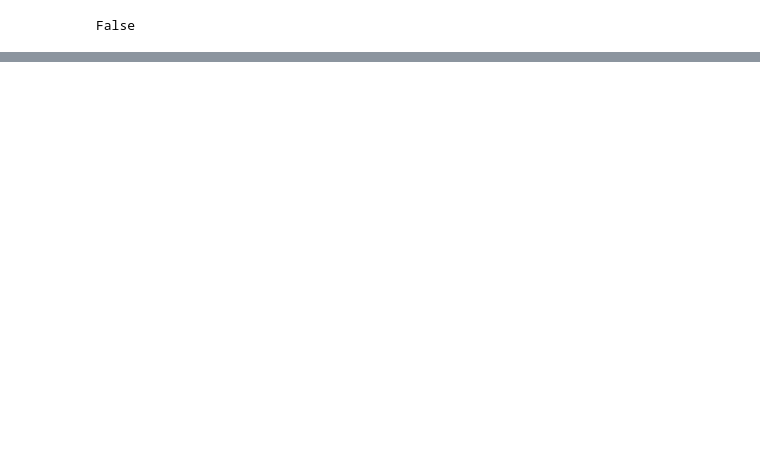
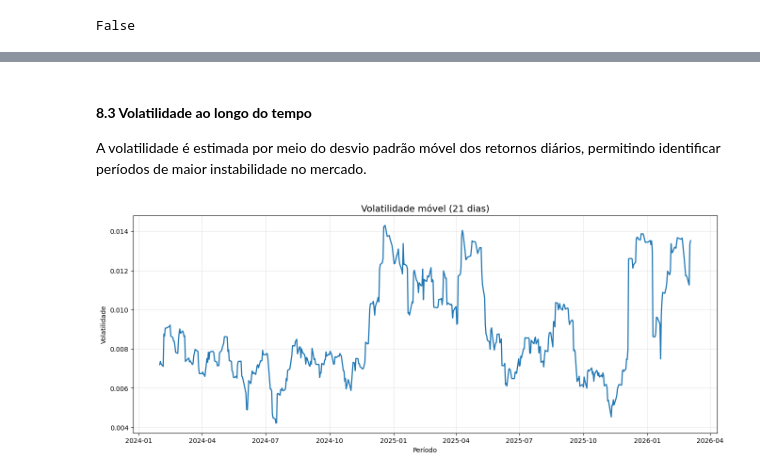
Before and after one commit to isabellarsandes/previsao-ibovespa-machine-learning, a Jupyter notebook: notebooks/01_eda.ipynb, the cells around one changed output, grey strips where cells are left out. Saved outputs shown, nothing was run; the diff lists cells and outputs as text; code cells hidden in the pictures; blank space fills up the shorter version.

```diff
--- a/notebooks/01_eda.ipynb
+++ b/notebooks/01_eda.ipynb
@@ -270,0 +402,16 @@ Investigação do comportamento histórico do índice, incluindo tendências, pa
+# %% [markdown]
+#### **8.3 Volatilidade ao longo do tempo**
+
+A volatilidade é estimada por meio do desvio padrão móvel dos retornos diários, permitindo identificar períodos de maior instabilidade no mercado.
+# %%
+df_ibov["volatilidade_21d"] = df_ibov["retorno_diario"].rolling(window=21).std()
+
+plt.figure(figsize=(16,6))
+plt.plot(df_ibov.index, df_ibov["volatilidade_21d"], linewidth=1.8)
+plt.title("Volatilidade móvel (21 dias)", fontsize=14)
+plt.xlabel("Período")
+plt.ylabel("Volatilidade")
+plt.grid(alpha=0.3)
+plt.show()
+# %% [output]
+[figure, added]
```
Also changed, not shown: parts of 65 cells of this notebook, 1 other file.
